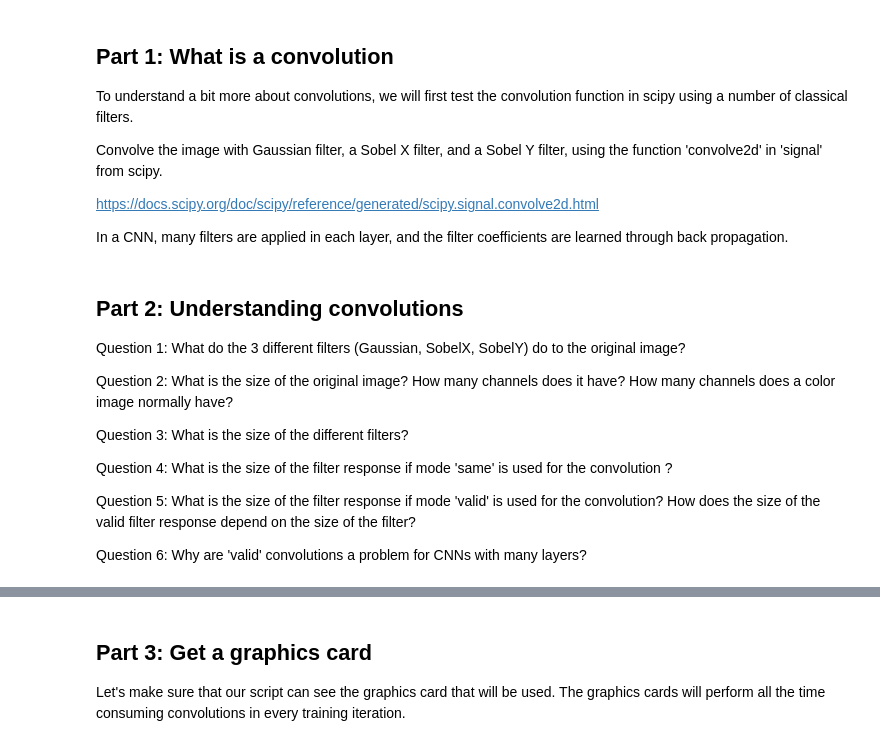
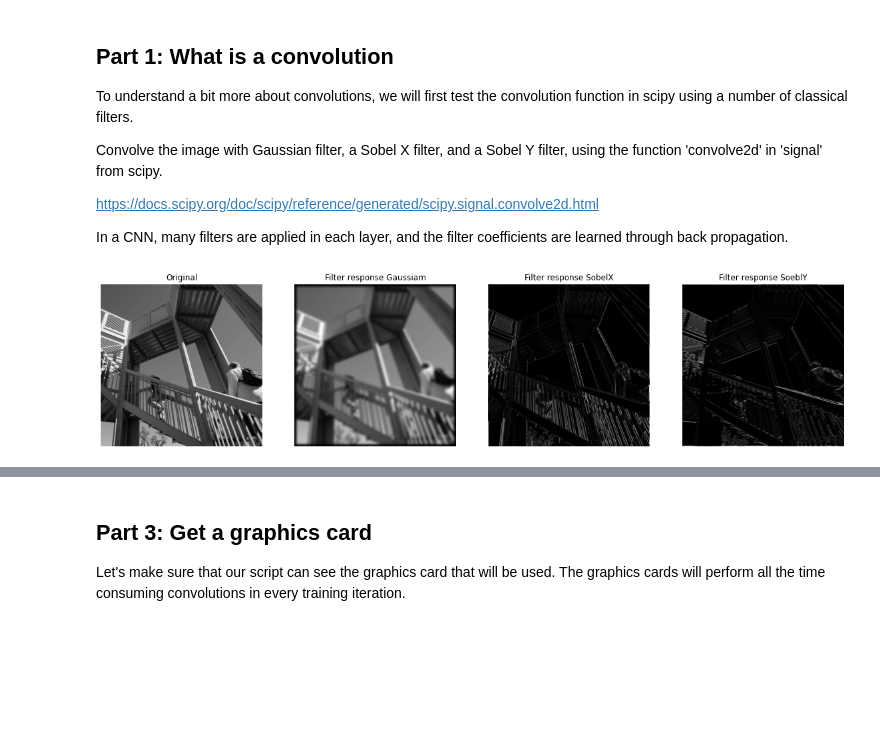
Before and after one commit to amannayak/DeepLearning, a Jupyter notebook: Lab2/CNN_Lab.ipynb, the cells around one changed output, grey strips where cells are left out. Drawn from its saved outputs; the diff is of its cells as text; code cells hidden in the pictures; blank space fills up the shorter version.

```diff
--- a/Lab2/CNN_Lab.ipynb
+++ b/Lab2/CNN_Lab.ipynb
@@ -51,36 +51,24 @@ sobelY = np.array([[ 1, 2,  1],
                     [-1, -2, -1]])
 # %%
 # Perform convolution using the function 'convolve2d' for the different filters
-filterResponseGauss =
-filterResponseSobelX =
-filterResponseSobelY =
+filterResponseGauss = signal.convolve2d(in1 = image , in2 = gaussFilter)
+filterResponseSobelX = signal.convolve2d(in1 = image , in2 = sobelX )
+filterResponseSobelY = signal.convolve2d(in1 = image , in2 = sobelY)
 # %%
 # Show filter responses
 import matplotlib.pyplot as plt
 fig, (ax_orig, ax_filt1, ax_filt2, ax_filt3) = plt.subplots(1, 4, figsize=(20, 6))
 ax_orig.imshow(image, cmap='gray')
 ax_orig.set_title('Original')
 ax_orig.set_axis_off()
 ax_filt1.imshow(np.absolute(filterResponseGauss), cmap='gray')
-ax_filt1.set_title('Filter response')
+ax_filt1.set_title('Filter response Gaussiam')
 ax_filt1.set_axis_off()
 ax_filt2.imshow(np.absolute(filterResponseSobelX), cmap='gray')
-ax_filt2.set_title('Filter response')
+ax_filt2.set_title('Filter response SobelX')
 ax_filt2.set_axis_off()
 ax_filt3.imshow(np.absolute(filterResponseSobelY), cmap='gray')
-ax_filt3.set_title('Filter response')
+ax_filt3.set_title('Filter response SoeblY')
 ax_filt3.set_axis_off()
+# %% [output]
+[figure, added]
-# %% [markdown]
-##  Part 2: Understanding convolutions
-
-Question 1: What do the 3 different filters (Gaussian, SobelX, SobelY) do to the original image?
-
-Question 2: What is the size of the original image? How many channels does it have? How many channels does a color image normally have?
-
-Question 3: What is the size of the different filters?
-
-Question 4: What is the size of the filter response if mode 'same' is used for the convolution ?
-
-Question 5: What is the size of the filter response if mode 'valid' is used for the convolution? How does the size of the valid filter response depend on the size of the filter?
-
-Question 6: Why are 'valid' convolutions a problem for CNNs with many layers?
```
Also changed, not shown: parts of 23 cells of this notebook.
